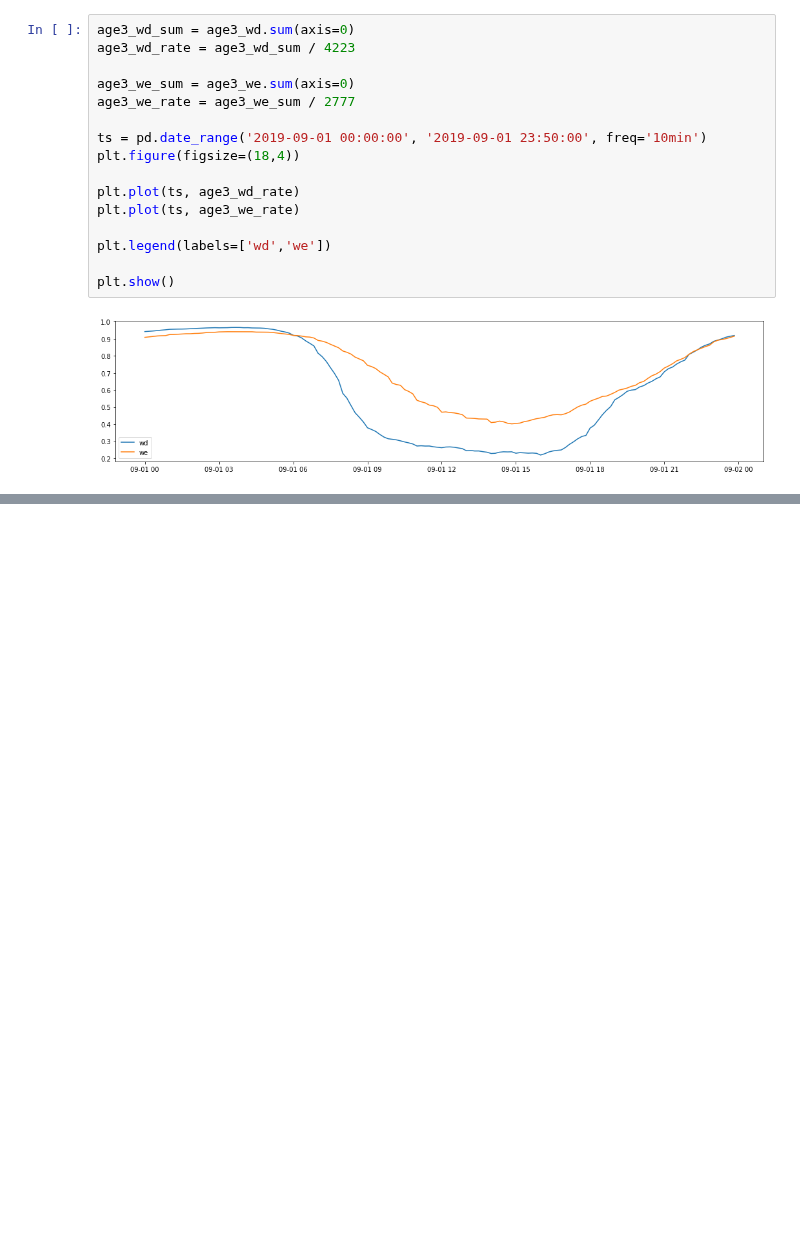
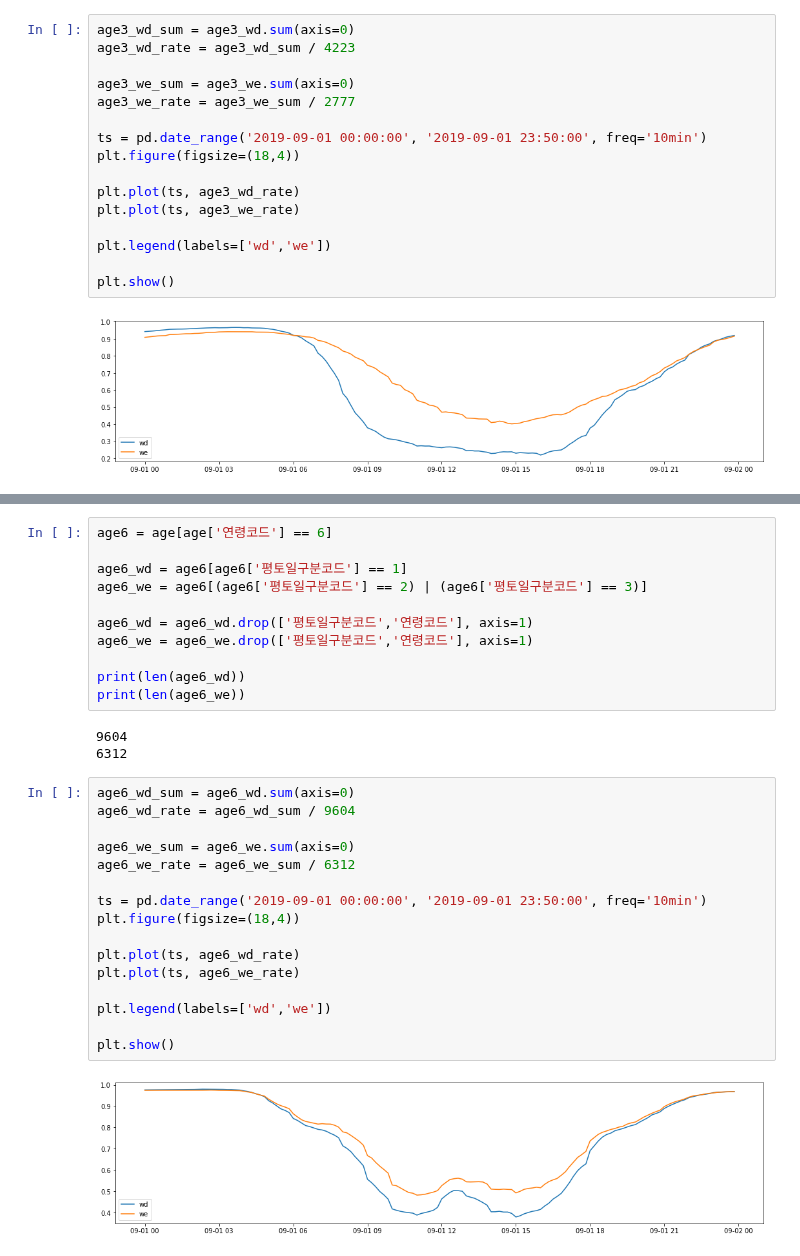
Before and after one commit to mini3713/mini3713, a Jupyter notebook: occupancy/clustering_by_age.ipynb, the cells around one changed output, grey strips where cells are left out. Cells and saved outputs as stored; diff of their text form; blank space fills up the shorter version.

```diff
--- a/occupancy/clustering_by_age.ipynb
+++ b/occupancy/clustering_by_age.ipynb
@@ -306,0 +371,32 @@ plt.show()
+# %%
+age6 = age[age['연령코드'] == 6]
+
+age6_wd = age6[age6['평토일구분코드'] == 1]
+age6_we = age6[(age6['평토일구분코드'] == 2) | (age6['평토일구분코드'] == 3)]
+
+age6_wd = age6_wd.drop(['평토일구분코드','연령코드'], axis=1)
+age6_we = age6_we.drop(['평토일구분코드','연령코드'], axis=1)
+
+print(len(age6_wd))
+print(len(age6_we))
+# %% [output]
+9604
+6312
+# %%
+age6_wd_sum = age6_wd.sum(axis=0)
+age6_wd_rate = age6_wd_sum / 9604
+
+age6_we_sum = age6_we.sum(axis=0)
+age6_we_rate = age6_we_sum / 6312
+
+ts = pd.date_range('2019-09-01 00:00:00', '2019-09-01 23:50:00', freq='10min')
+plt.figure(figsize=(18,4))
+
+plt.plot(ts, age6_wd_rate)
+plt.plot(ts, age6_we_rate)
+
+plt.legend(labels=['wd','we'])
+
+plt.show()
+# %% [output]
+[figure, added]
```
Also changed, not shown: parts of 4 cells of this notebook.
